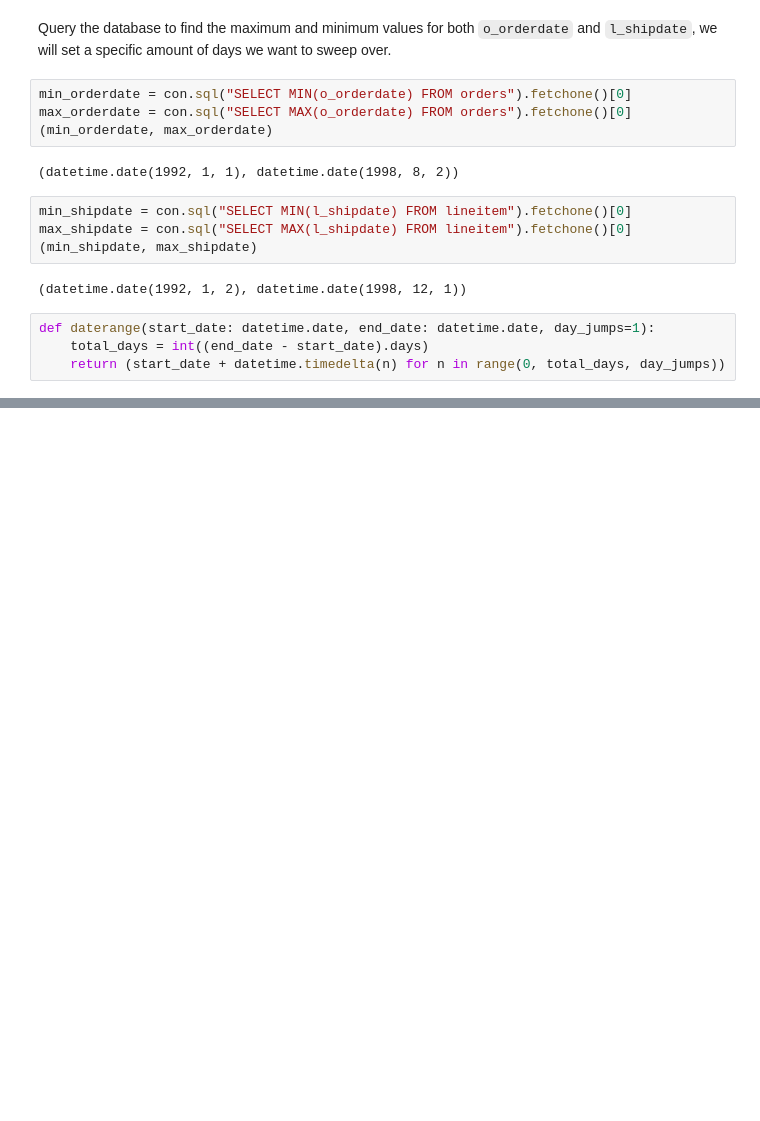
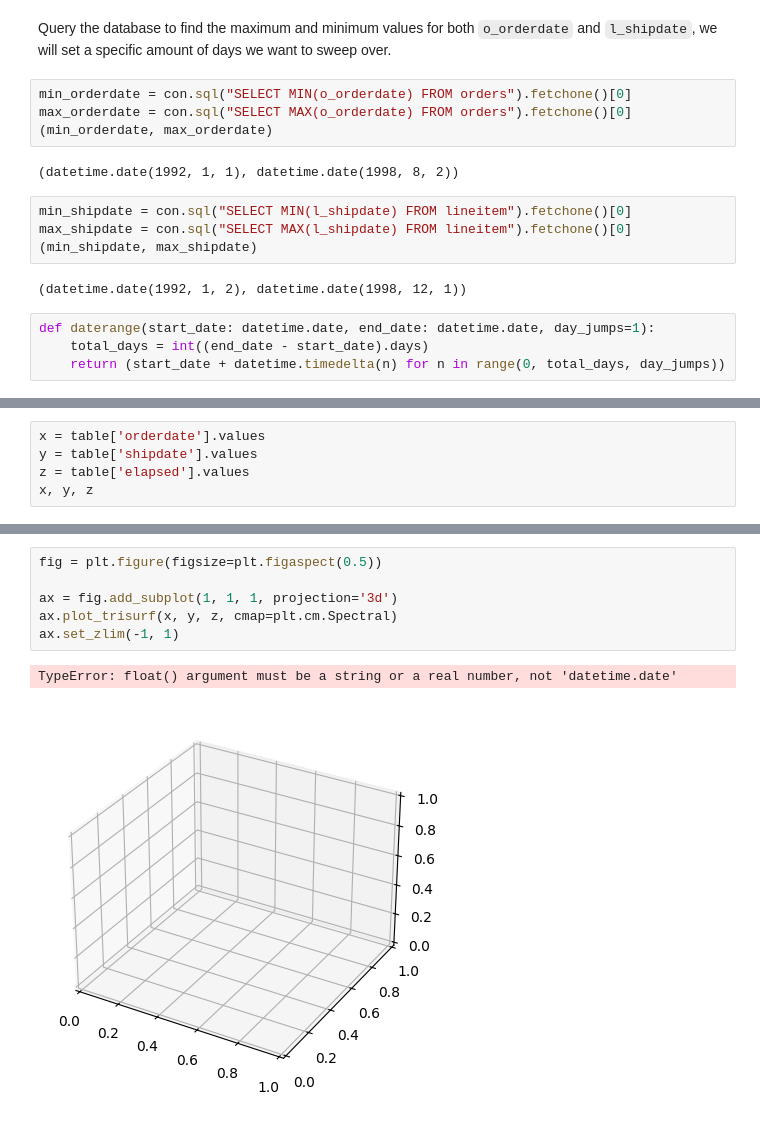
Before and after one commit to BU-DiSC/oak, a Jupyter notebook: tpch_query3.ipynb, the cells around one changed output, grey strips where cells are left out. Drawn from its saved outputs; the diff is of its cells as text; blank space fills up the shorter version.

Commit message:
[Jupyter] Add ranging over dates for tpch q3

```diff
--- a/tpch_query3.ipynb
+++ b/tpch_query3.ipynb
@@ -105,0 +107,5 @@ RuntimeError: Query interrupted
+# %%
+x = table['orderdate'].values
+y = table['shipdate'].values
+z = table['elapsed'].values
+x, y, z
@@ -105,0 +130,9 @@ RuntimeError: Query interrupted
+# %%
+fig = plt.figure(figsize=plt.figaspect(0.5))
+
+ax = fig.add_subplot(1, 1, 1, projection='3d')
+ax.plot_trisurf(x, y, z, cmap=plt.cm.Spectral)
+ax.set_zlim(-1, 1)
+# %% [output]
+TypeError: float() argument must be a string or a real number, not 'datetime.date'
+[figure, added]
```
Also changed, not shown: parts of 4 cells of this notebook.
